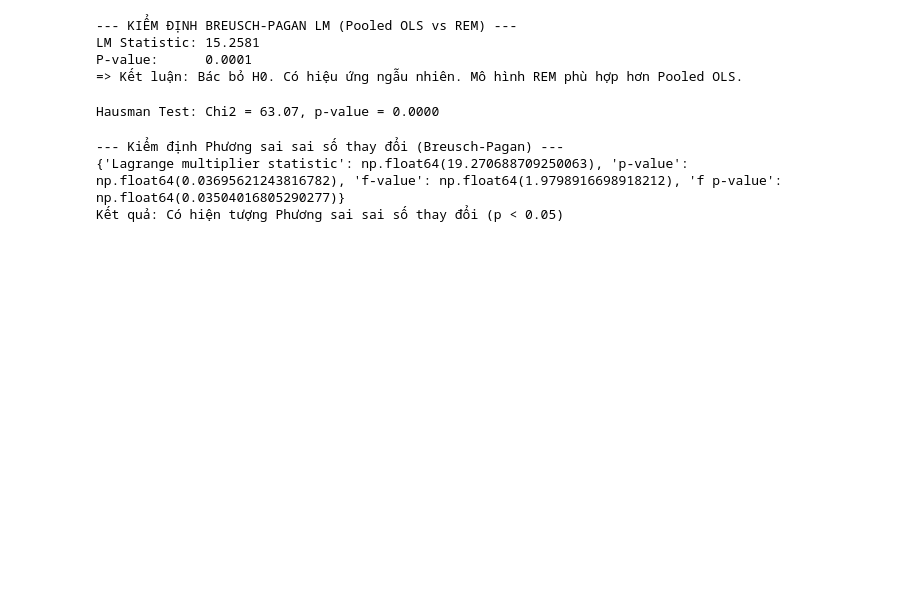
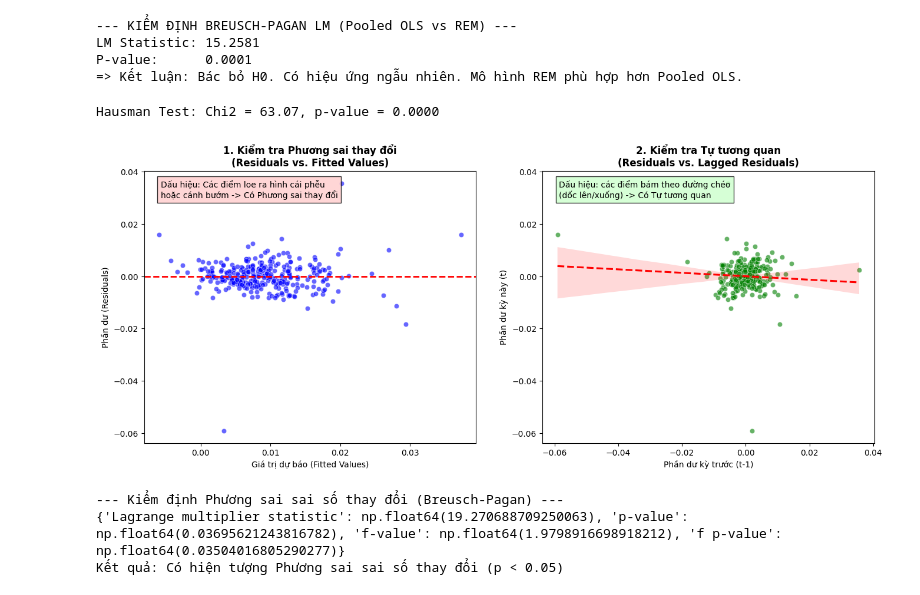
Before and after one commit to phatlt17420/Python_BA, a Jupyter notebook: PhanTichVaTrucQuanDuLieu/DoAn/DoAn_org_demo.ipynb, the cells around one changed output. Drawn from its saved outputs; the diff is of its cells as text; code cells hidden in the pictures; blank space fills up the shorter version.

```diff
--- a/PhanTichVaTrucQuanDuLieu/DoAn/DoAn_org_demo.ipynb
+++ b/PhanTichVaTrucQuanDuLieu/DoAn/DoAn_org_demo.ipynb
@@ -318,6 +318,72 @@ chi2, p_val = hausman(mod_fe, mod_re)
 print(f"Hausman Test: Chi2 = {chi2:.2f}, p-value = {p_val:.4f}")
 # %% [output]
 Hausman Test: Chi2 = 63.07, p-value = 0.0000
+# %%
+# ==============================================================================
+# TRỰC QUAN HÓA KHUYẾT TẬT CỦA MÔ HÌNH FEM
+# ==============================================================================
+import matplotlib.pyplot as plt
+import seaborn as sns
+
+def visualize_model_defects(model_fe):
+    """
+    Hàm vẽ biểu đồ chẩn đoán khuyết tật mô hình FEM
+    """
+    # 1. Chuẩn bị dữ liệu
+    # Lấy phần dư (residuals) và giá trị dự báo (fitted values)
+    # Lưu ý: Với linearmodels, predict() trả về DataFrame, resids là Series
+    residuals = model_fe.resids
+    fitted_values = model_fe.predict()
+
+    # Tạo DataFrame tạm để xử lý
+    plot_data = pd.DataFrame({
+        'Residuals': residuals.iloc[:, 0] if isinstance(residuals, pd.DataFrame) else residuals,
+        'Fitted_Values': fitted_values.iloc[:, 0]
+    })
+
+    # Tạo biến trễ cho phần dư (Lagged Residuals) để check tự tương quan
+    # Index của linearmodels là (BANK, YEAR), ta group theo level 0 (BANK) để lag đúng đinh dạng bảng
+    plot_data['Lagged_Residuals'] = plot_data.groupby(level=0)['Residuals'].shift(1)
+
+    # 2. Thiết lập khung hình
+    fig, axes = plt.subplots(1, 2, figsize=(16, 6))
+
+
+    # --- BIỂU ĐỒ 1: KIỂM TRA PHƯƠNG SAI SAI SỐ THAY ĐỔI ---
+    # Vẽ Scatter plot: Trục hoành là Giá trị dự báo, Trục tung là Phần dư
+    sns.scatterplot(x='Fitted_Values', y='Residuals', data=plot_data, ax=axes[0], color='blue', alpha=0.6)
+    # Vẽ đường trung bình 0
+    axes[0].axhline(0, color='red', linestyle='--', linewidth=2)
+
+    axes[0].set_title('1. Kiểm tra Phương sai thay đổi\n(Residuals vs. Fitted Values)', fontweight='bold')
+    axes[0].set_xlabel('Giá trị dự báo (Fitted Values)')
+    axes[0].set_ylabel('Phần dư (Residuals)')
+
+    # Ghi chú dấu hiệu nhận biết
+    axes[0].text(0.05, 0.90, 'Dấu hiệu: Các điểm loe ra hình cái phễu\nhoặc cánh bướm -> Có Phương sai thay đổi',
+                 transform=axes[0].transAxes, fontsize=10, bbox=dict(facecolor='#ffcccc', alpha=0.8))
+
+    # --- BIỂU ĐỒ 2: KIỂM TRA TỰ TƯƠNG QUAN ---
+    # Vẽ Scatter plot: Trục hoành là Phần dư kỳ trước, Trục tung là Phần dư kỳ này
+    sns.scatterplot(x='Lagged_Residuals', y='Residuals', data=plot_data, ax=axes[1], color='green', alpha=0.6)
+
+    # Vẽ đường hồi quy tuyến tính để thấy rõ xu hướng
+    sns.regplot(x='Lagged_Residuals', y='Residuals', data=plot_data, ax=axes[1],
+                scatter=False, color='red', line_kws={'linestyle':'--'})
+
+    axes[1].set_title('2. Kiểm tra Tự tương quan\n(Residuals vs. Lagged Residuals)', fontweight='bold')
+    axes[1].set_xlabel('Phần dư kỳ trước (t-1)')
+    axes[1].set_ylabel('Phần dư kỳ này (t)')
+
+    # Ghi chú dấu hiệu nhận biết
+    axes[1].text(0.05, 0.90, 'Dấu hiệu: các điểm bám theo đường chéo\n(dốc lên/xuống) -> Có Tự tương quan',
+                 transform=axes[1].transAxes, fontsize=10, bbox=dict(facecolor='#ccffcc', alpha=0.8))
+
+# --- GỌI HÀM ---
+# Chạy hàm này ngay sau khi có biến 'mod_fe'
+visualize_model_defects(mod_fe)
+# %% [output]
+[figure, added]
 # %%
 # Kiểm định các khuyết tật (Diagnostics): Tự tương quan (Autocorrelation) và Phương sai sai số thay đổi (Heteroskedasticity)
 # 1. Kiểm định Phương sai sai số thay đổi (Heteroskedasticity)
```
Also changed, not shown: parts of 4 cells of this notebook.
